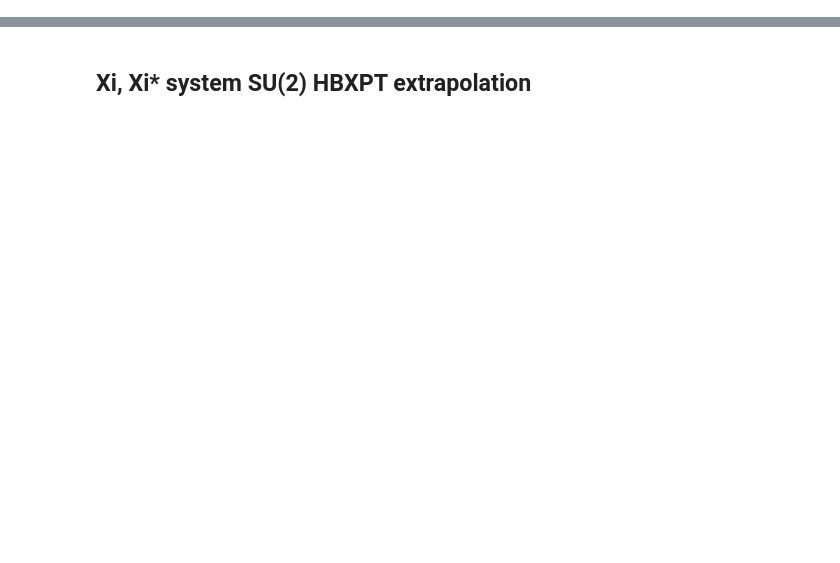
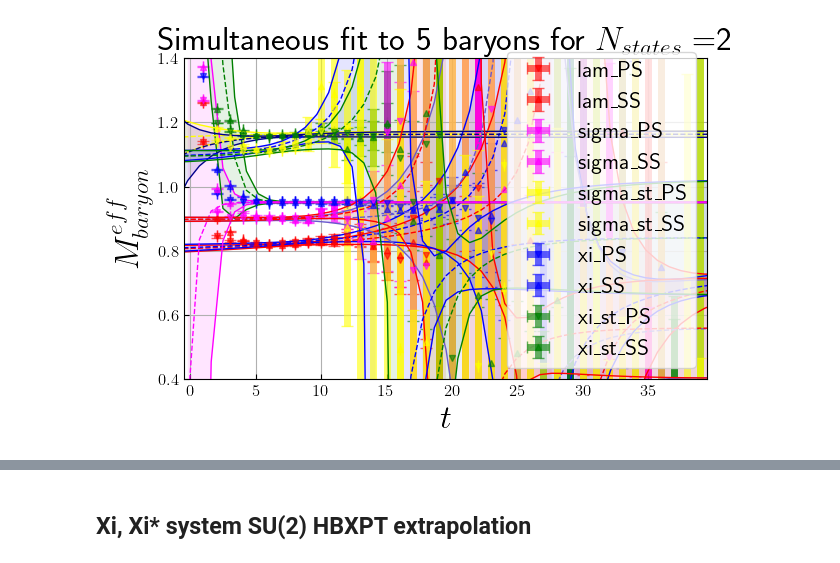
Before and after one commit to gdbrad/hyperon_su2_hbxpt, a Jupyter notebook: notebooks/su2_hyperon_extrap.ipynb, the cells around one changed output, grey strips where cells are left out. Drawn from its saved outputs; the diff is of its cells as text; code cells hidden in the pictures; blank space fills up the shorter version.

```diff
--- a/notebooks/su2_hyperon_extrap.ipynb
+++ b/notebooks/su2_hyperon_extrap.ipynb
@@ -40,7 +98,7 @@ hyperon_data = ld.get_hyperon_posterior(bs_data=scale_setting_data)
 # %%
+import pprint
+import os.path
 fit_results = {}
-import os.path
-import pprint
 
 fit_results = {}
 directory = 'fit_results/'
@@ -49,7 +107,7 @@ with h5.File('/home/gmoney/lqcd/data/c51_2pt_octet_decuplet.h5', "r") as f:
     ens = sorted(list(f.keys()))
     print(ens)
     for key in ens:
-        file_path = directory + key + '/all/hyperons'
+        file_path = directory + key + '/all/fit_params'
         if os.path.isfile(file_path):
             fit_results[key] = gv.load(file_path)
         else:
@@ -183,7 +134,76 @@ Settings:
-# %%
-# initialize xpt models
-
-f = open('xpt/models.yaml', 'r')
-models = yaml.load(f,Loader=yaml.FullLoader)
-    #print(keys)
-model_info = {}
+# %%
+from tabulate import tabulate
+
+
+
+abbreviations = [f[:-3] for f in os.listdir(input_dir) if f.endswith('.py')]
+
+for abbr in abbreviations:
+    fit_params = os.path.join(input_dir, f"{abbr}.py")
+    if not os.path.exists(fit_params):
+        print(f"Error: input file {fit_params} does not exist!")
+        continue
+
+    with open(fit_params, 'r') as f:
+        input_file_contents = f.read()
+
+    if 'p_dict' not in input_file_contents:
+        print(f"Error: input file {fit_params} does not contain a dictionary called 'p_dict'!")
+        continue
+
+    try:
+        p_dict = {}
+        exec(input_file_contents, p_dict)
+    except Exception as e:
+        print(f"Error: Failed to execute the contents of input file {fit_params}!\n{str(e)}")
+        continue
+
+    if 'tag' not in p_dict:
+        print(f"Warning: input file {fit_params} does not contain a dictionary called 'tag' within the 'p_dict' dictionary! Adding default values...")
+        p_dict['tag'] = {
+            'sigma' : 'sigma',
+            'sigma_st' : 'sigma_st',
+            'xi' :  'xi',
+            'xi_st' : 'xi_st',
+            'lam' : 'lam',
+        }
+
+    try:
+        hyperon_fit = fa.analyze_hyperon_corrs(data_file, p_dict, model_type=model_type,
+                                               bs=False, bs_file=bs_data_file,
+                                               bs_path=abbr, bs_N=bs_N, bs_seed=bs_seed)
+    except KeyError:
+        print(f"KeyError: Error analyzing hyperons for input file {fit_params}. Skipping abbreviation {abbr}.")
+        continue
+
+    my_fit = hyperon_fit.get_fit()
+
+    out_path = os.path.join(fit_results_dir, abbr, model_type)
+    ld.pickle_out(fit_out=my_fit, out_path=out_path, species="hyperons")
+    plot1 = hyperon_fit.return_best_fit_info()
+    plot2 = hyperon_fit.plot_effective_mass(t_plot_min=t_plot_min, t_plot_max=t_plot_max, model_type=model_type,
+                                            show_plot=True, show_fit=True)
+
+    output_dir = os.path.join(fit_results_dir, abbr, f"{model_type}_{abbr}")
+    os.makedirs(output_dir, exist_ok=True)
+    output_pdf = os.path.join(output_dir, 'output.pdf')
+    with PdfPages(output_pdf) as pp:
+        pp.savefig(plot1)
+        pp.savefig(plot2)
+
+    params_df = pd.DataFrame(my_fit.p).transpose()
+
+    print("Abbreviation:", abbr)
+    print(tabulate(params_df, headers='keys', tablefmt='fancy_grid'))
+
+    # Ask the user if the fit result is acceptable
+    while True:
+        result = input(f"Is the fit result for abbreviation {abbr} acceptable? (y/n): ")
+        if result == "y":
+            # Save the result and skip this fit in future runs
+            out_path = 'fit_results/{0}/{1}/'.format(abbr, model_type)
+            ld.pickle_out(fit_out=my_fit, out_path=out_path, species="hyperons")
+            break
+        elif result == "n":
+            break
+# %% [output]
@@ -189,0 +227 @@ model_info = {}
+[figure, added]
```
Also changed, not shown: parts of 22 cells of this notebook, 29 other files.
